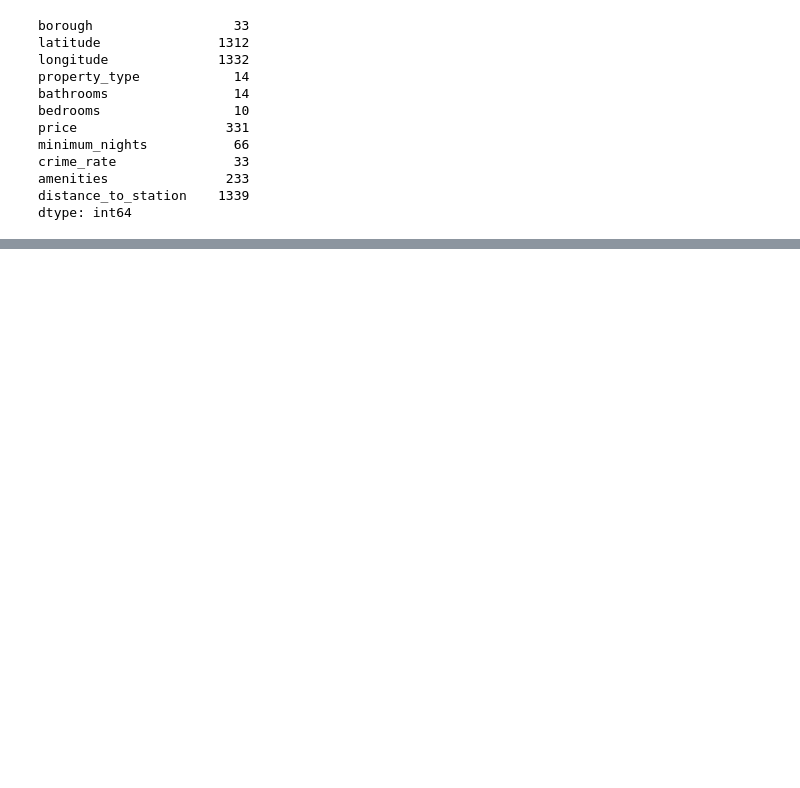
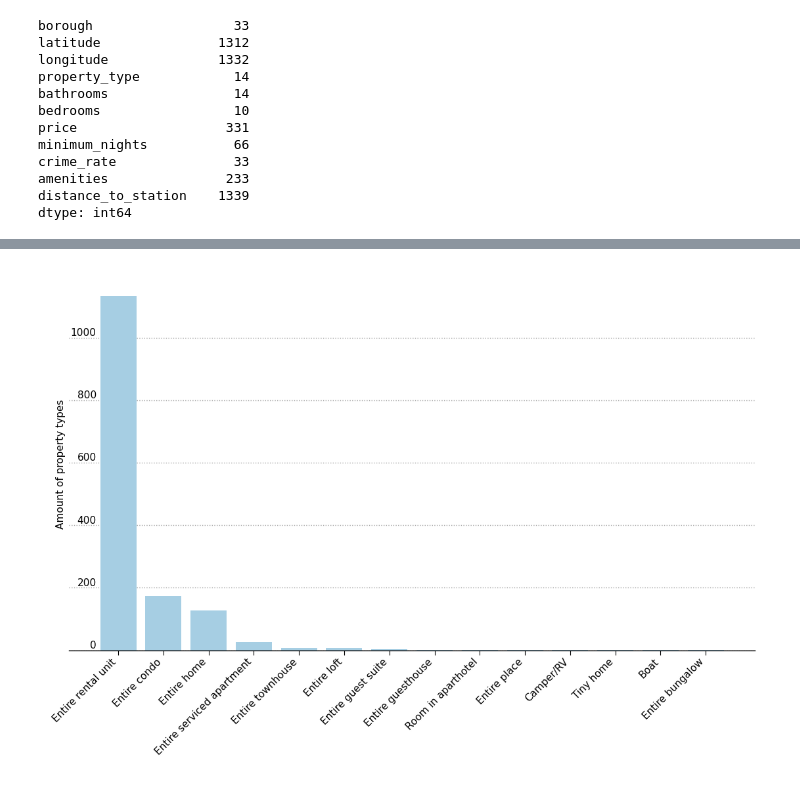
Before and after one commit to capac/short-term-rents-in-london, a Jupyter notebook: data-analysis.ipynb, the cells around one changed output, grey strips where cells are left out. Cells and saved outputs as stored; diff of their text form; code cells hidden in the pictures; blank space fills up the shorter version.

```diff
--- a/data-analysis.ipynb
+++ b/data-analysis.ipynb
@@ -108,0 +137,7 @@ london_map
+# %%
+fig, ax = plt.subplots( nrows=1, ncols=1)
+ax.bar(property_type_sr.index, property_type_sr.values)
+ax.set_ylabel('Amount of property types')
+plt.setp(ax.get_xticklabels(), rotation=45, ha='right');
+# %% [output]
+[figure, added]
```
Also changed, not shown: parts of 11 cells of this notebook.
